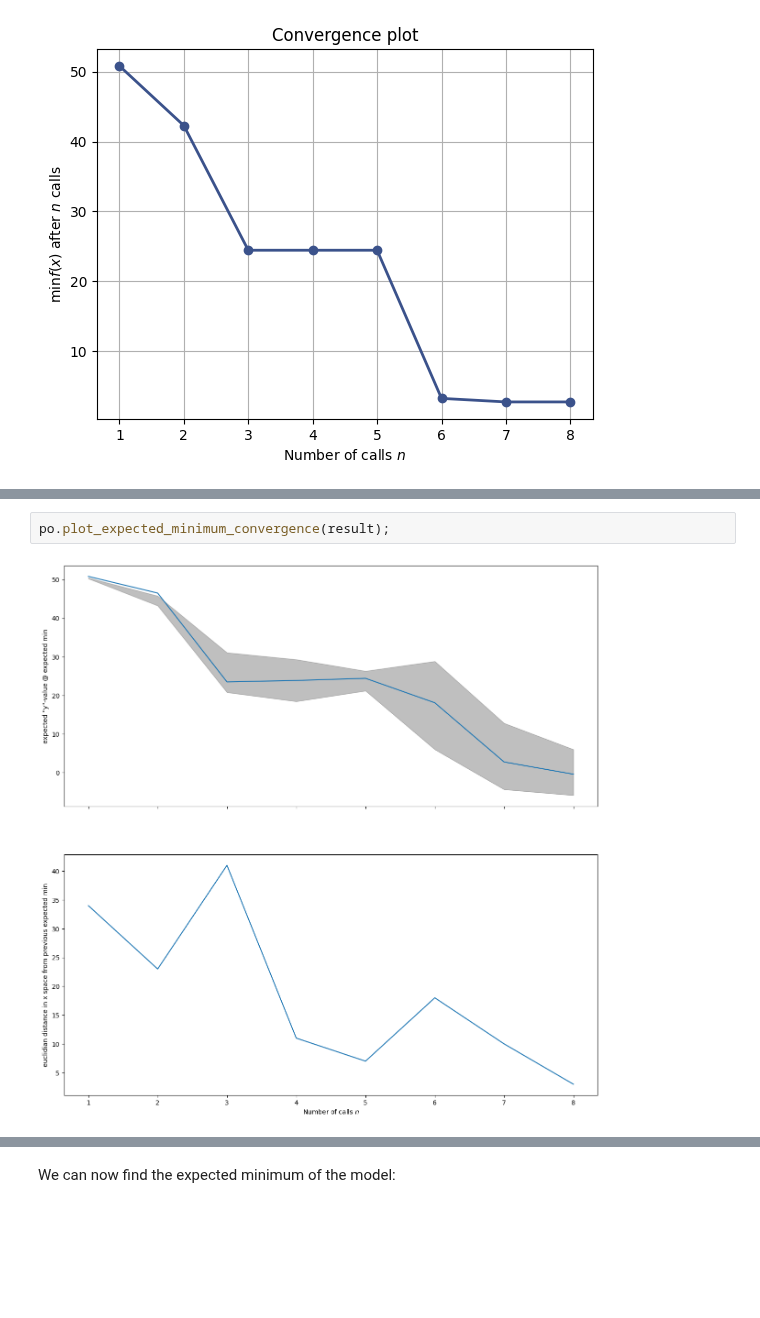
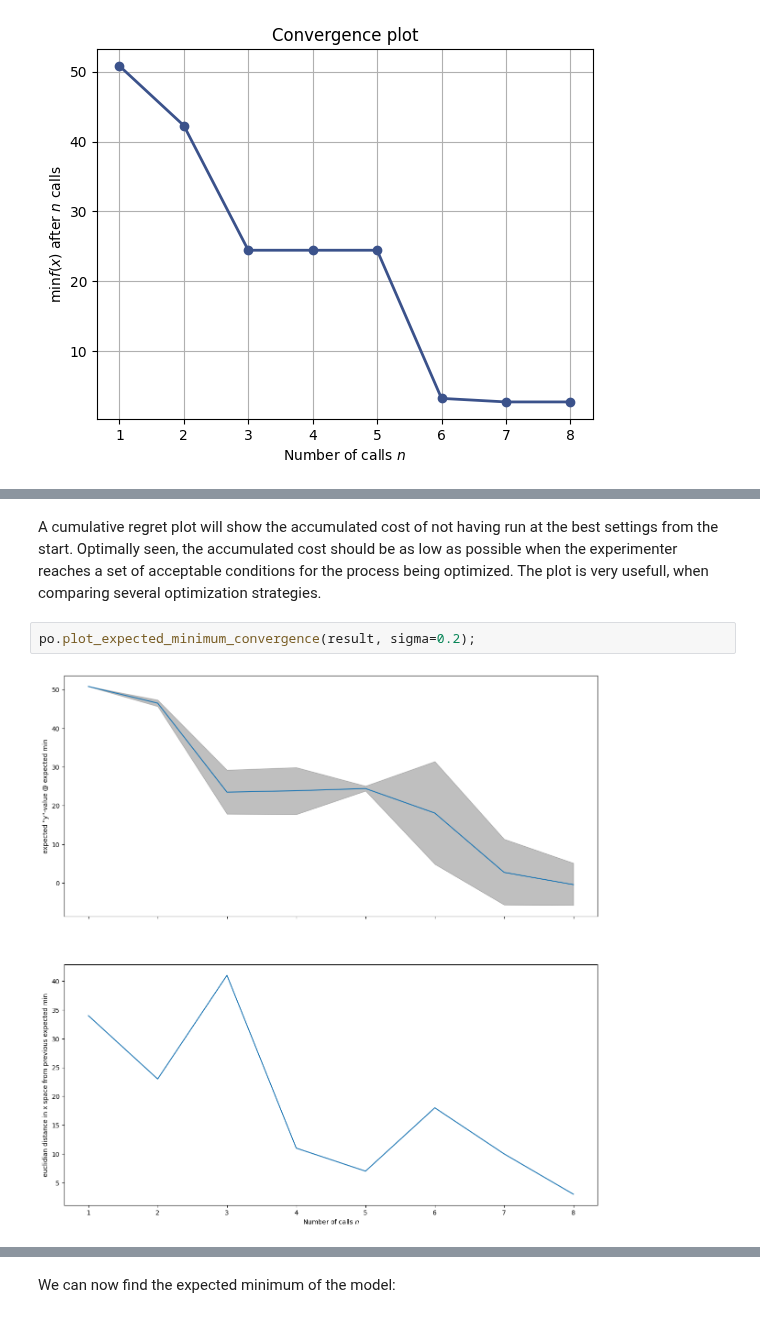
Before and after one commit to novonordisk-research/ProcessOptimizer, a Jupyter notebook: examples/color_pH.ipynb, the cells around one changed output, grey strips where cells are left out. Drawn from its saved outputs; the diff is of its cells as text; blank space fills up the shorter version.

Commit message:
Updated with more plots and descriptions

```diff
--- a/examples/color_pH.ipynb
+++ b/examples/color_pH.ipynb
@@ -98,7 +112,9 @@ po.plot_convergence(result);
+# %% [markdown]
+A cumulative regret plot will show the accumulated cost of not having run at the best settings from the start. Optimally seen, the accumulated cost should be as low as possible when the experimenter reaches a set of acceptable conditions for the process being optimized. The plot is very usefull, when comparing several optimization strategies.
 # %%
-po.plot_expected_minimum_convergence(result);
+po.plot_expected_minimum_convergence(result, sigma=0.2);
 # %% [output]
-[figure, old version]
+[figure, new version]
 # %%
 po.y_coverage(result, return_plot=True);
 # %% [output]
```
Also changed, not shown: parts of 8 cells of this notebook.
